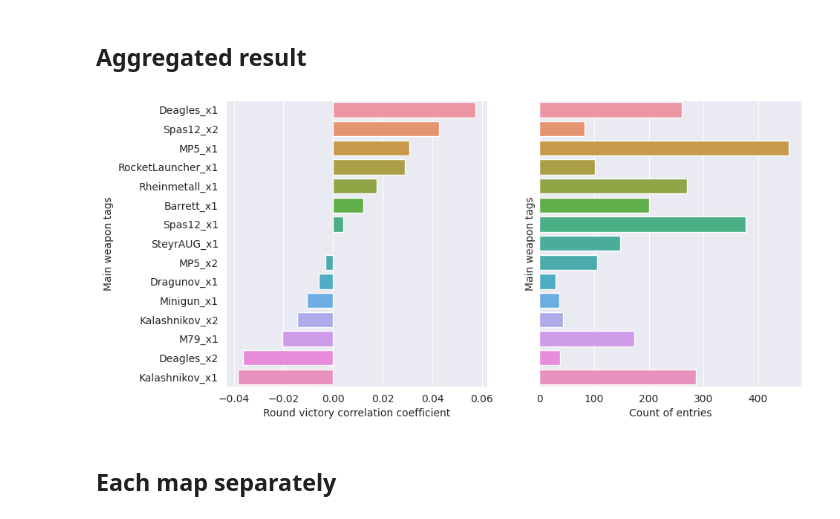
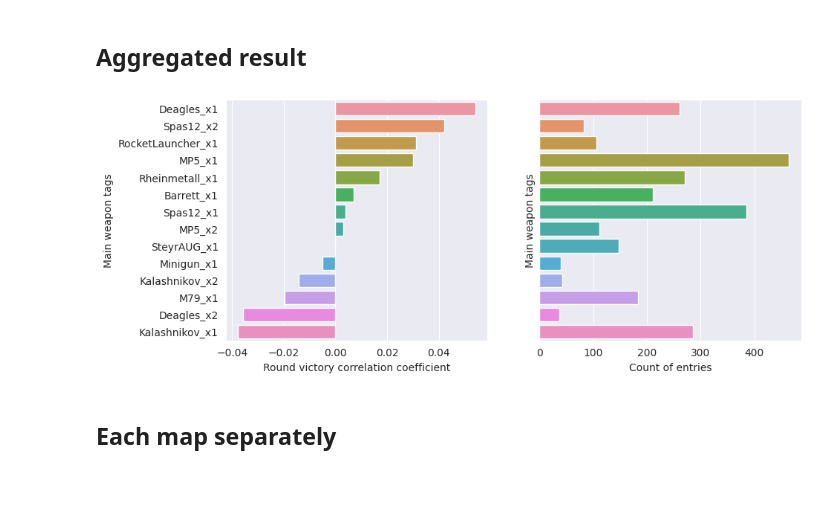
Before and after one commit to s2vndl/s2_1st_tournament_stats, a Jupyter notebook: stats_weapon_impact.ipynb, the cells around one changed output. Cells and saved outputs as stored; diff of their text form; code cells hidden in the pictures; blank space fills up the shorter version.

Commit message:
polish weapon impact notebook

```diff
--- a/stats_weapon_impact.ipynb
+++ b/stats_weapon_impact.ipynb
@@ -4,0 +7,16 @@ Correlation between main weapon used and various "features" of the round on diff
+# %%
+from s2_analytics.constants import WEAPON_MODS_DATES
+
+CHART_MAX_WIDTH = 10
+CHART_HEIGHT_PER_ENTRY = 0.3
+
+MINIMUM_SAMPLES = 30
+MAX_WIN_PROB_DIFF = 0.20
+START_DATE=WEAPON_MODS_DATES[0]
+PLAYLISTS=["CTF-Standard-6"]
+
+print(f"Start date: {START_DATE}")
+print(f"Playlists: {','.join(PLAYLISTS)}")
+print()
+print(f"Min samples: {MINIMUM_SAMPLES}")
+print(f"Max match imbalance: {MAX_WIN_PROB_DIFF * 100:.0f}%")
@@ -49,24 +76,35 @@ tabulate.tabulate(summary, tablefmt='html')
 # %%
 from matplotlib import pyplot as plt
 from s2_analytics.test_main_weapon_analyzer import NO_RESULT_TAG_FILTER
 
 correlation_per_map = tag_correlation_analyzer.calculate_win_correlation()
 
-fig, axes = plt.subplots(1, 2, figsize=(10, 5), sharey=True)
 
-corr = pd.DataFrame(correlation_per_map.items(), columns=["tag", "corr"])
-counts = tag_correlation_analyzer.tag_counts(NO_RESULT_TAG_FILTER)
-cnts = pd.DataFrame(counts.items(), columns=["tag", "cnt"]) \
-    .sort_values(by=["cnt"], ascending=False) \
-    .head(n=15)
+correlation_df = pd.DataFrame(correlation_per_map.items(), columns=["tag", "corr"])
+counts_df = pd.DataFrame(
+    tag_correlation_analyzer.tag_counts(NO_RESULT_TAG_FILTER).items(),
+    columns=["tag", "cnt"])
 
-merged = pd.merge(corr, cnts, on=["tag"]) \
-    .sort_values(by=["corr"], ascending=False)
-sns.barplot(x=merged["corr"], y=merged["tag"], ax=axes[0]).set(xlabel="Round victory correlation coefficient",
-                                                               ylabel="Main weapon tags")
-sns.barplot(x=merged["cnt"], y=merged["tag"], ax=axes[1]).set(xlabel="Count of entries", ylabel="Main weapon tags")
+df = pd.merge(correlation_df, counts_df, on=["tag"])
+
+
+def filter_and_sort_for_corr_charts(df: DataFrame, min_samples, limit):
+    df["corr_abs"] = df['corr'].abs()
+    df = df[df.apply(lambda x: x["cnt"] > min_samples, axis=1)]
+    return df.sort_values("corr_abs", ascending=False) \
+        .head(n=limit) \
+        .sort_values("corr", ascending=False)
+
+
+df = filter_and_sort_for_corr_charts(df, MINIMUM_SAMPLES, 15)
+
+fig, axes = plt.subplots(1, 2, figsize=(CHART_MAX_WIDTH, len(df["corr"]) * CHART_HEIGHT_PER_ENTRY), sharey=True)
+sns.barplot(x=df["corr"], y=df["tag"], ax=axes[0]) \
+    .set(xlabel="Round victory correlation coefficient", ylabel="Main weapon tags")
+sns.barplot(x=df["cnt"], y=df["tag"], ax=axes[1]) \
+    .set(xlabel="Count of entries", ylabel="Main weapon tags")
 pass
 # %% [output]
-[figure, old version]
+[figure, new version]
 # %% [markdown]
 ## Each map separately
```
Also changed, not shown: parts of 6 cells of this notebook, 2 other files.
